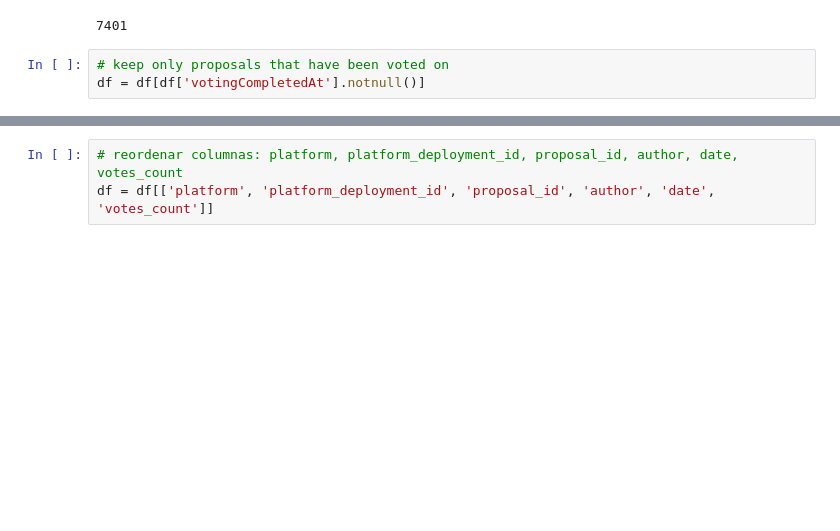
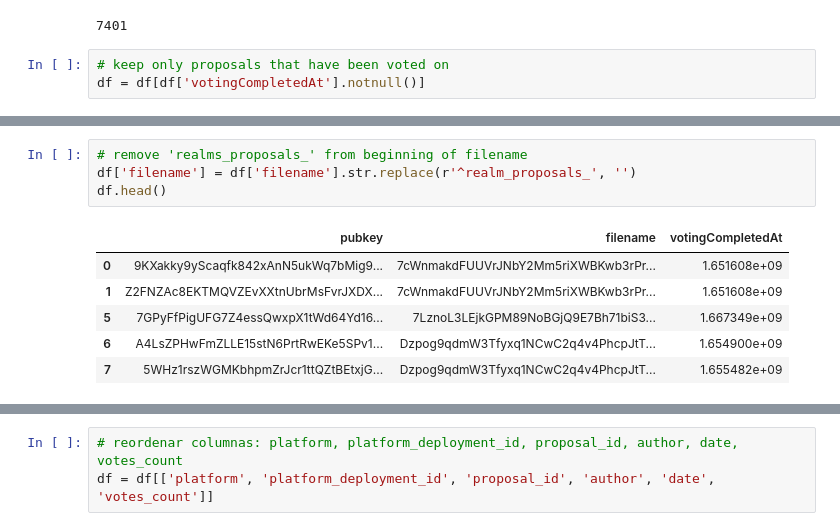
Before and after one commit to daviddavo/daos-verano, a Jupyter notebook: 002_get_proposals/realms/get_realms_proposals.ipynb, the cells around one changed output, grey strips where cells are left out. Drawn from its saved outputs; the diff is of its cells as text; blank space fills up the shorter version.

```diff
--- a/002_get_proposals/realms/get_realms_proposals.ipynb
+++ b/002_get_proposals/realms/get_realms_proposals.ipynb
@@ -159,0 +132,11 @@ df.head()
+# %%
+# remove 'realms_proposals_' from beginning of filename
+df['filename'] = df['filename'].str.replace(r'^realm_proposals_', '')
+df.head()
+# %% [output]
+|  | pubkey | filename | votingCompletedAt |
+| 0 | 9KXakky9yScaqfk842xAnN5ukWq7bMig9... | 7cWnmakdFUUVrJNbY2Mm5riXWBKwb3rPr... | 1.651608e+09 |
+| 1 | Z2FNZAc8EKTMQVZEvXXtnUbrMsFvrJXDX... | 7cWnmakdFUUVrJNbY2Mm5riXWBKwb3rPr... | 1.651608e+09 |
+| 5 | 7GPyFfPigUFG7Z4essQwxpX1tWd64Yd16... | 7LznoL3LEjkGPM89NoBGjQ9E7Bh71biS3... | 1.667349e+09 |
+| 6 | A4LsZPHwFmZLLE15stN6PrtRwEKe5SPv1... | Dzpog9qdmW3Tfyxq1NCwC2q4v4PhcpJtT... | 1.654900e+09 |
+| 7 | 5WHz1rszWGMKbhpmZrJcr1ttQZtBEtxjG... | Dzpog9qdmW3Tfyxq1NCwC2q4v4PhcpJtT... | 1.655482e+09 |
```
Also changed, not shown: parts of 15 cells of this notebook, 2 other files.
